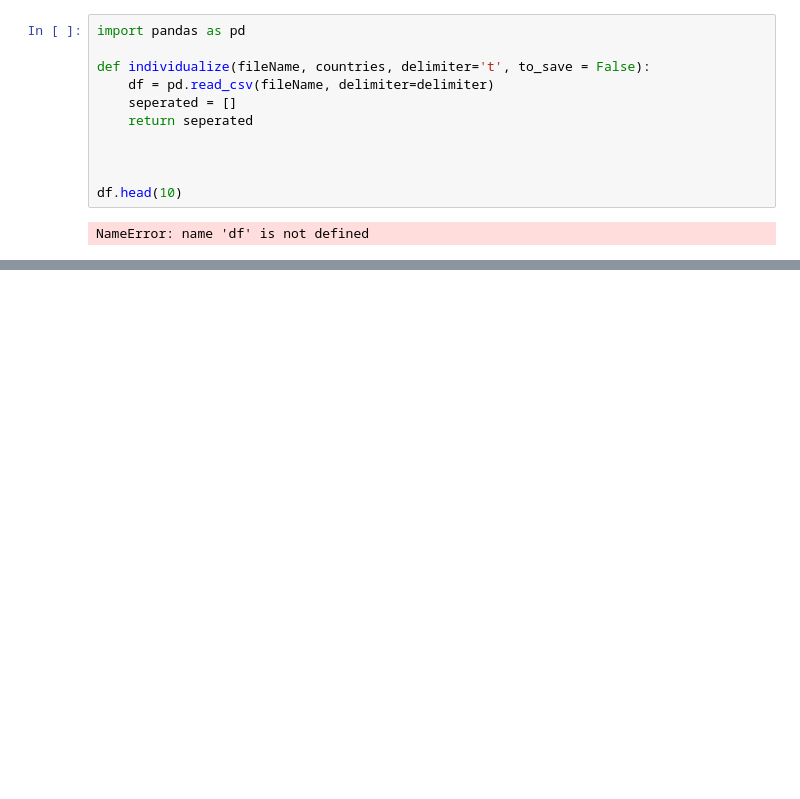
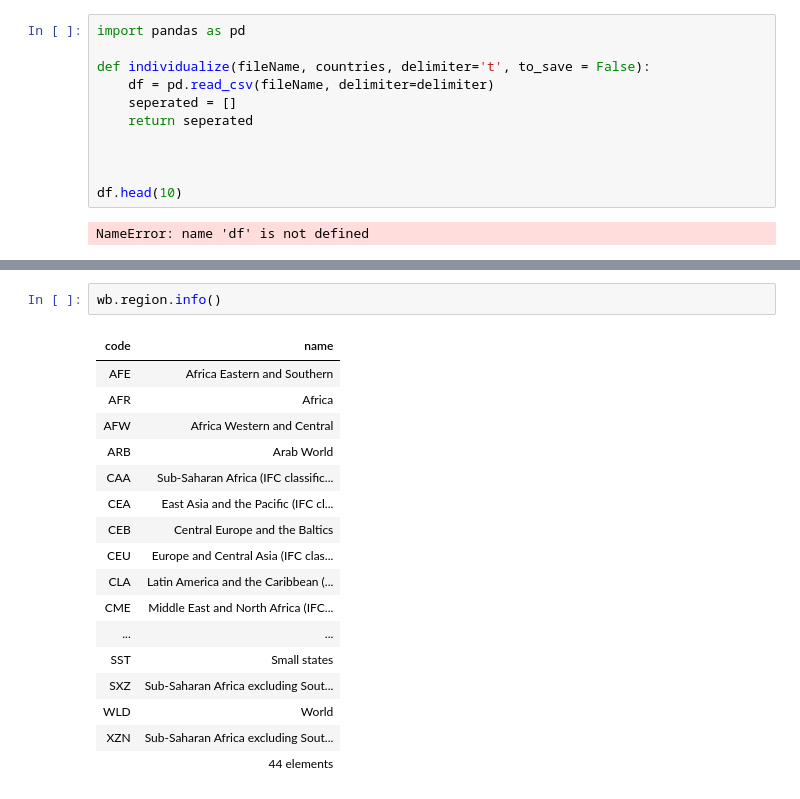
Before and after one commit to CaspervanWetten/DataDetectives, a Jupyter notebook: notebook/WB.ipynb, the cells around one changed output, grey strips where cells are left out. Drawn from its saved outputs; the diff is of its cells as text; blank space fills up the shorter version.

```diff
--- a/notebook/WB.ipynb
+++ b/notebook/WB.ipynb
@@ -55,0 +80,20 @@ NameError: name 'df' is not defined
+# %%
+wb.region.info()
+# %% [output]
+| code | name |
+| AFE | Africa Eastern and Southern |
+| AFR | Africa |
+| AFW | Africa Western and Central |
+| ARB | Arab World |
+| CAA | Sub-Saharan Africa (IFC classific... |
+| CEA | East Asia and the Pacific (IFC cl... |
+| CEB | Central Europe and the Baltics |
+| CEU | Europe and Central Asia (IFC clas... |
+| CLA | Latin America and the Caribbean (... |
+| CME | Middle East and North Africa (IFC... |
+| ... | ... |
+| SST | Small states |
+| SXZ | Sub-Saharan Africa excluding Sout... |
+| WLD | World |
+| XZN | Sub-Saharan Africa excluding Sout... |
+|  | 44 elements |
```
Also changed, not shown: parts of 3 cells of this notebook.
